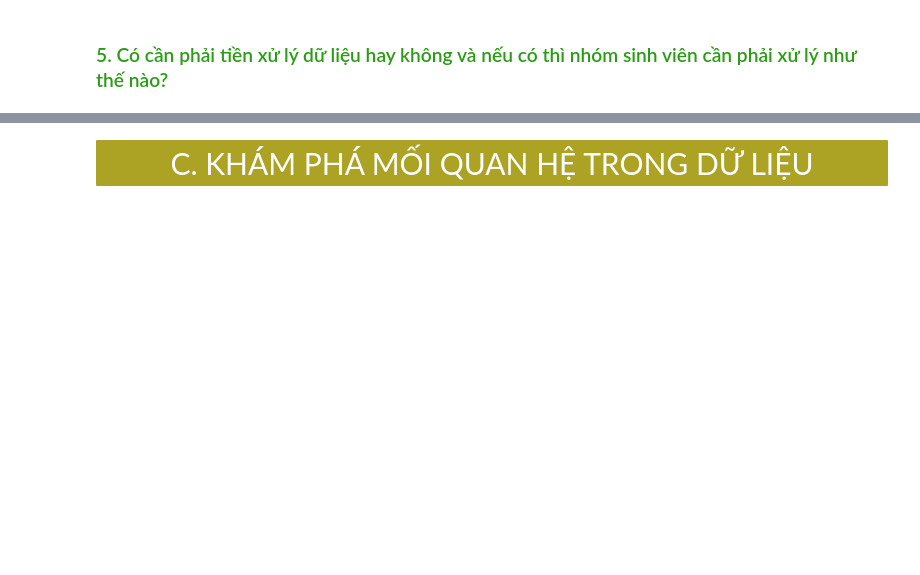
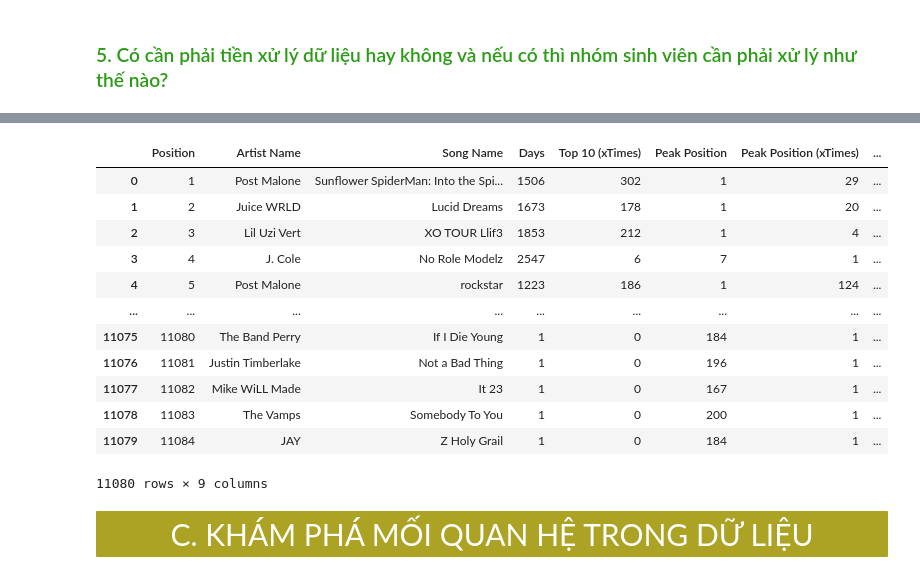
Before and after one commit to PhuongAnh57/LAB1-TQHDL, a Jupyter notebook: source_codes/main.ipynb, the cells around one changed output, grey strips where cells are left out. Drawn from its saved outputs; the diff is of its cells as text; code cells hidden in the pictures; blank space fills up the shorter version.

```diff
--- a/source_codes/main.ipynb
+++ b/source_codes/main.ipynb
@@ -163,2 +284,20 @@ dtype: object
+# %%
+#Đọc lại file dữ liệu mới
+song_df = pd.read_csv('../datasets/new_dataset.csv')
+song_df
+# %% [output]
+|  | Position | Artist Name | Song Name | Days | Top 10 (xTimes) | Peak Position | Peak Position (xTimes) | ... |
+| 0 | 1 | Post Malone | Sunflower SpiderMan: Into the Spi... | 1506 | 302 | 1 | 29 | ... |
+| 1 | 2 | Juice WRLD | Lucid Dreams | 1673 | 178 | 1 | 20 | ... |
+| 2 | 3 | Lil Uzi Vert | XO TOUR Llif3 | 1853 | 212 | 1 | 4 | ... |
+| 3 | 4 | J. Cole | No Role Modelz | 2547 | 6 | 7 | 1 | ... |
+| 4 | 5 | Post Malone | rockstar | 1223 | 186 | 1 | 124 | ... |
+| ... | ... | ... | ... | ... | ... | ... | ... | ... |
+| 11075 | 11080 | The Band Perry | If I Die Young | 1 | 0 | 184 | 1 | ... |
+| 11076 | 11081 | Justin Timberlake | Not a Bad Thing | 1 | 0 | 196 | 1 | ... |
+| 11077 | 11082 | Mike WiLL Made | It 23 | 1 | 0 | 167 | 1 | ... |
+| 11078 | 11083 | The Vamps | Somebody To You | 1 | 0 | 200 | 1 | ... |
+| 11079 | 11084 | JAY | Z Holy Grail | 1 | 0 | 184 | 1 | ... |
+11080 rows × 9 columns
 # %% [markdown]
 <div style="text-align: left; background-color:#ACA224; font-family:Arial; color:white; padding: 12px; line-height:1.25;border-radius:1px; margin-bottom: 0em; text-align: center; font-size: 30px;border-style: solid;border-color: black;">C. KHÁM PHÁ MỐI QUAN HỆ TRONG DỮ LIỆU</div>
```
Also changed, not shown: parts of 19 cells of this notebook, 1 other file.
